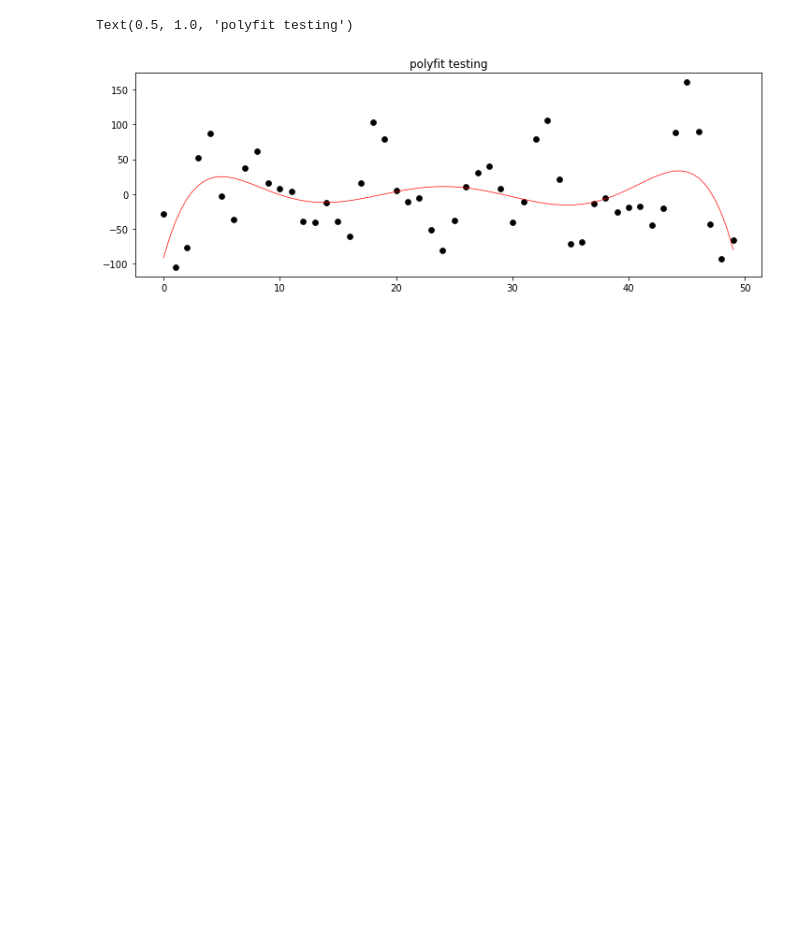
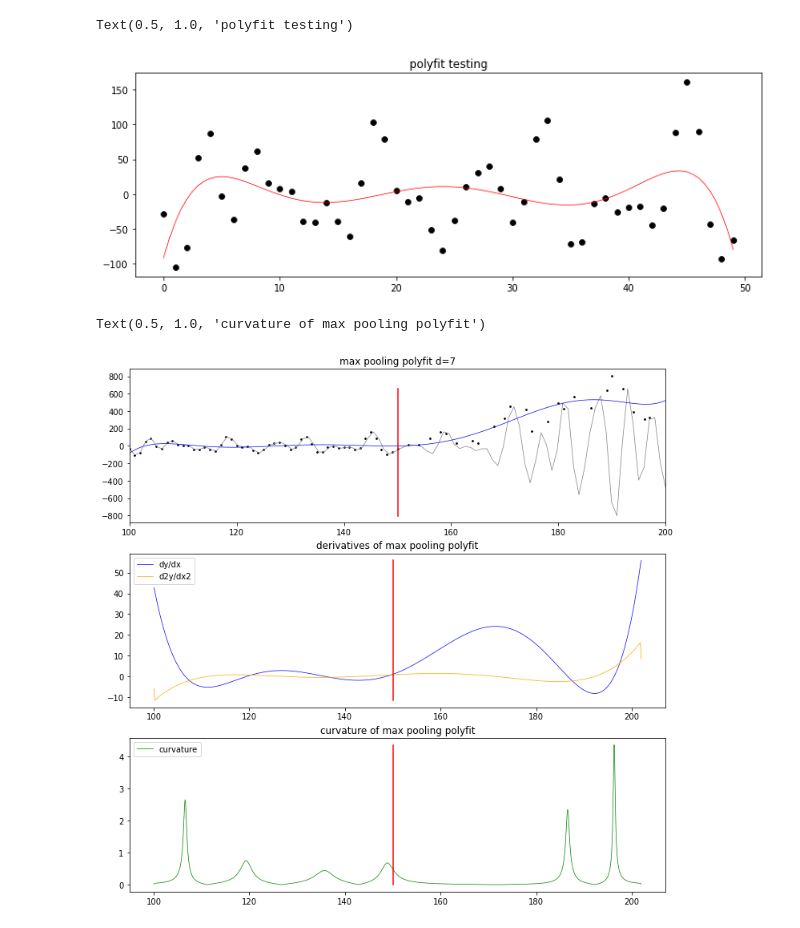
Before and after one commit to tjnewton/sigpig, a Jupyter notebook: examples/explore_Trace.ipynb, the cells around one changed output. Drawn from its saved outputs; the diff is of its cells as text; code cells hidden in the pictures; blank space fills up the shorter version.

```diff
--- a/examples/explore_Trace.ipynb
+++ b/examples/explore_Trace.ipynb
@@ -285,3 +285,45 @@ ax.set_title("polyfit testing")
 # %% [output]
 Text(0.5, 1.0, 'polyfit testing')
 [figure]
+# %%
+# calculate and plot first and second derivative, and curvature
+
+# dy/dx first derivative
+dy = np.gradient(p(t), t)
+# d2y/dx2 second derivative
+d2y = np.gradient(dy, t)
+# calculate curvature
+curvature = np.abs(d2y) / (np.sqrt(1 + dy ** 2)) ** 1.5
+
+# plot max pooling, fit, and trace data as above for reference
+fig, ax = plt.subplots(3, figsize=(12, 12))
+
+# plot the time series for reference
+ax[0].plot(temp_xs, temp_data, c='gray', linewidth=0.7)
+# plot the pick time
+ax[0].plot([pick_time_index, pick_time_index], [temp_data.min(), temp_data.max()], c="r")
+# plot max_pool transformed data
+ax[0].scatter(max_pool_indices, max_pool_amplitude, s=3, c="k")
+# plot the fit to the max_pool amplitude data
+ax[0].plot(t, p(t), c="b", linewidth=0.7)
+# sex x_lim to + and - 0.2 seconds surrounding pick time
+ax[0].set_xlim([starting_array_index, ending_array_index])
+ax[0].set_title("max pooling polyfit d=7")
+
+# plot first and second derivative
+ax[1].plot(t, dy, c='blue', linewidth=0.7, label='dy/dx')
+ax[1].plot(t, d2y, c='orange', linewidth=0.7, label='d2y/dx2')
+# plot the pick time
+ax[1].plot([pick_time_index, pick_time_index], [d2y.min(), dy.max()], c="r")
+ax[1].legend()
+ax[1].set_title("derivatives of max pooling polyfit")
+
+# plot the curvature
+ax[2].plot(t, curvature, c='green', linewidth=0.7, label='curvature')
+# plot the pick time
+ax[2].plot([pick_time_index, pick_time_index], [curvature.min(), curvature.max()], c="r")
+ax[2].legend()
+ax[2].set_title("curvature of max pooling polyfit")
+# %% [output]
+Text(0.5, 1.0, 'curvature of max pooling polyfit')
+[figure, added]
```
Also changed, not shown: parts of 1 cell of this notebook.
